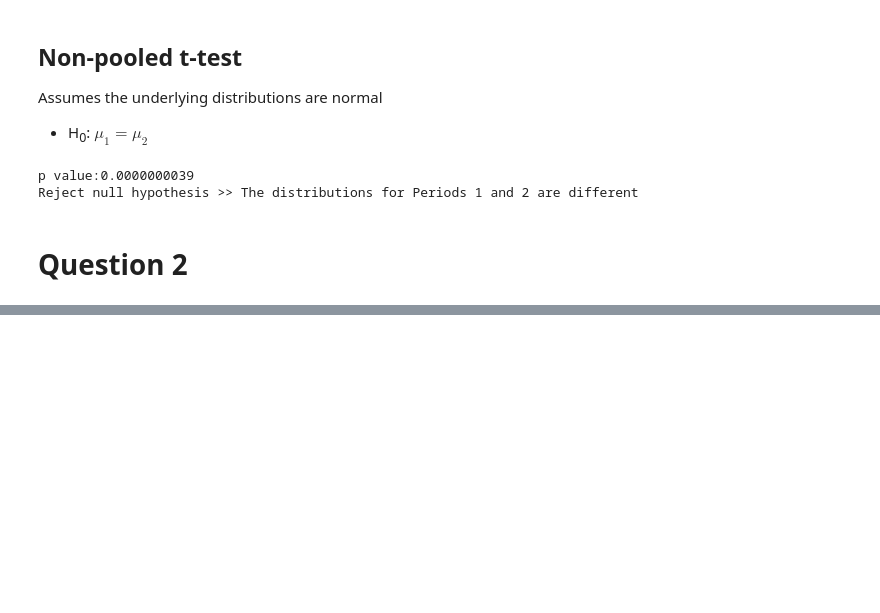
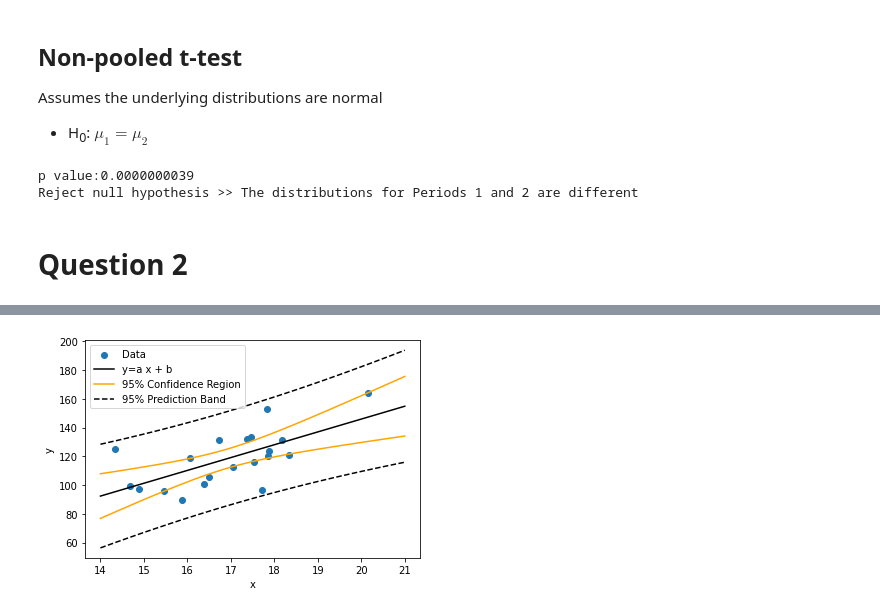
Before and after one commit to E-Lombo/che223-statistics, a Jupyter notebook: Assignment 2/data.ipynb, the cells around one changed output, grey strips where cells are left out. Saved outputs shown, nothing was run; the diff lists cells and outputs as text; code cells hidden in the pictures; blank space fills up the shorter version.

Commit message:
linear regression

```diff
--- a/Assignment 2/data.ipynb
+++ b/Assignment 2/data.ipynb
@@ -211,0 +202,79 @@ df2.plot(x="White Liquor Carbonate", style="o")
+# %%
+x = df2["White Liquor Carbonate"]
+y = df2["White Liquor TTA"]
+
+
+# from https://apmonitor.com/che263/index.php/Main/PythonRegressionStatistics
+
+def f(x, a, b):
+    return a * x + b
+
+popt, pcov = curve_fit(f, x, y)
+
+# retrieve parameter values
+a = popt[0]
+b = popt[1]
+print('Optimal Values')
+print('a: ' + str(a))
+print('b: ' + str(b))
+
+# compute r^2
+r2 = 1.0-(sum((y-f(x,a,b))**2)/((len(y)-1.0)*np.var(y,ddof=1)))
+print('R^2: ' + str(r2))
+
+# calculate parameter confidence interval
+a,b = unc.correlated_values(popt, pcov)
+print('Uncertainty')
+print('a: ' + str(a))
+print('b: ' + str(b))
+
+# plot data
+plt.scatter(x, y, label='Data')
+
+# calculate regression confidence interval
+px = np.linspace(14, 21, 100)
+py = a*px+b
+nom = unp.nominal_values(py)
+std = unp.std_devs(py)
+
+def predband(x, xd, yd, p, func, conf=0.95):
+    # x = requested points
+    # xd = x data
+    # yd = y data
+    # p = parameters
+    # func = function name
+    alpha = 1.0 - conf    # significance
+    N = xd.size          # data sample size
+    var_n = len(p)  # number of parameters
+    # Quantile of Student's t distribution for p=(1-alpha/2)
+    q = stats.t.ppf(1.0 - alpha / 2.0, N - var_n)
+    # Stdev of an individual measurement
+    se = np.sqrt(1. / (N - var_n) * \
+                 np.sum((yd - func(xd, *p)) ** 2))
+    # Auxiliary definitions
+    sx = (x - xd.mean()) ** 2
+    sxd = np.sum((xd - xd.mean()) ** 2)
+    # Predicted values (best-fit model)
+    yp = func(x, *p)
+    # Prediction band
+    dy = q * se * np.sqrt(1.0+ (1.0/N) + (sx/sxd))
+    # Upper & lower prediction bands.
+    lpb, upb = yp - dy, yp + dy
+    return lpb, upb
+
+lpb, upb = predband(px, x, y, popt, f, conf=0.95)
+
+# plot the regression
+plt.plot(px, nom, c='black', label='y=a x + b')
+
+# uncertainty lines (95% confidence)
+plt.plot(px, nom - 1.96 * std, c='orange',\
+         label='95% Confidence Region')
+plt.plot(px, nom + 1.96 * std, c='orange')
+# prediction band (95% confidence)
+plt.plot(px, lpb, 'k--',label='95% Prediction Band')
+plt.plot(px, upb, 'k--')
+plt.ylabel('y')
+plt.xlabel('x')
+plt.legend()
+# %% [output]
@@ -211,0 +289 @@ df2.plot(x="White Liquor Carbonate", style="o")
+[figure, added]
```
Also changed, not shown: parts of 4 cells of this notebook.
